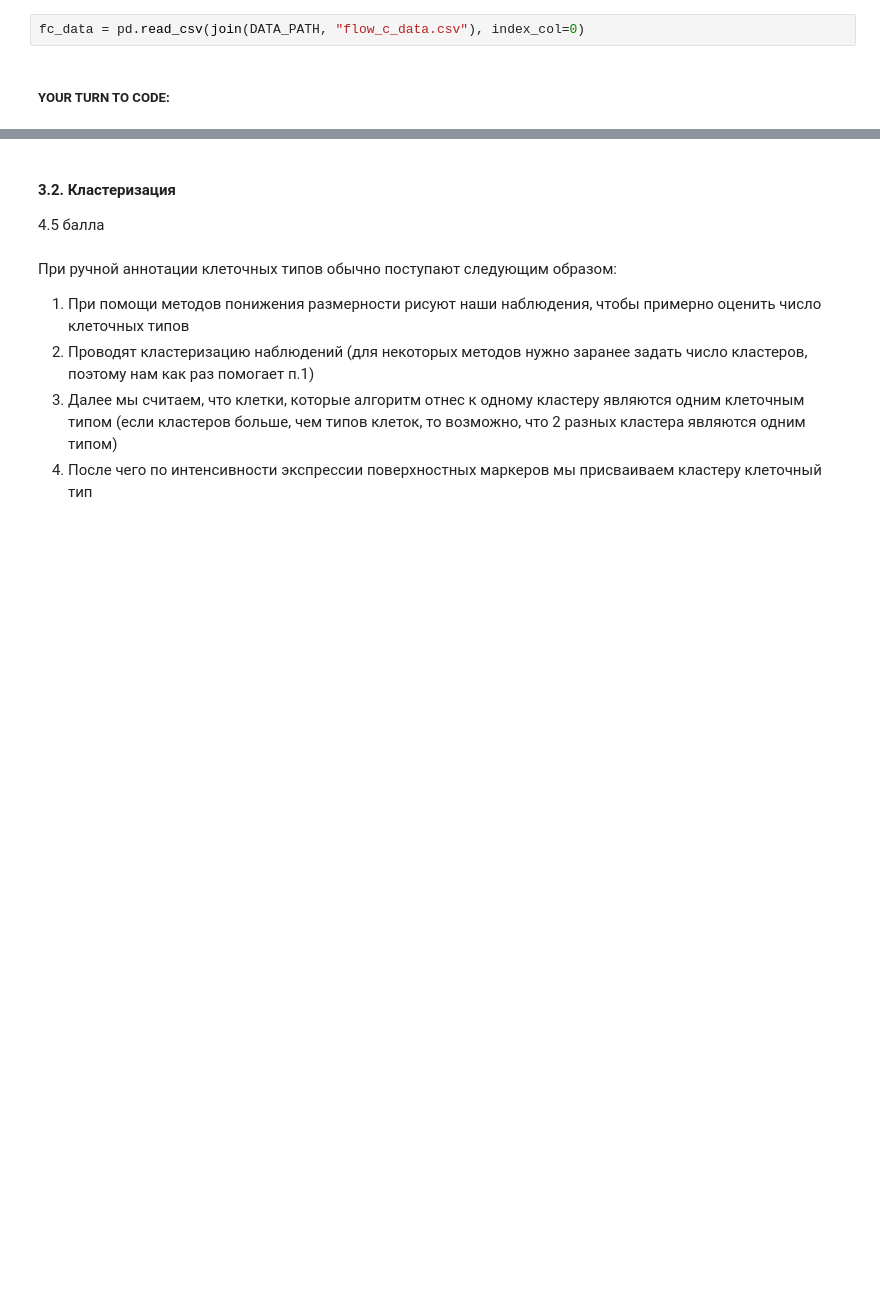
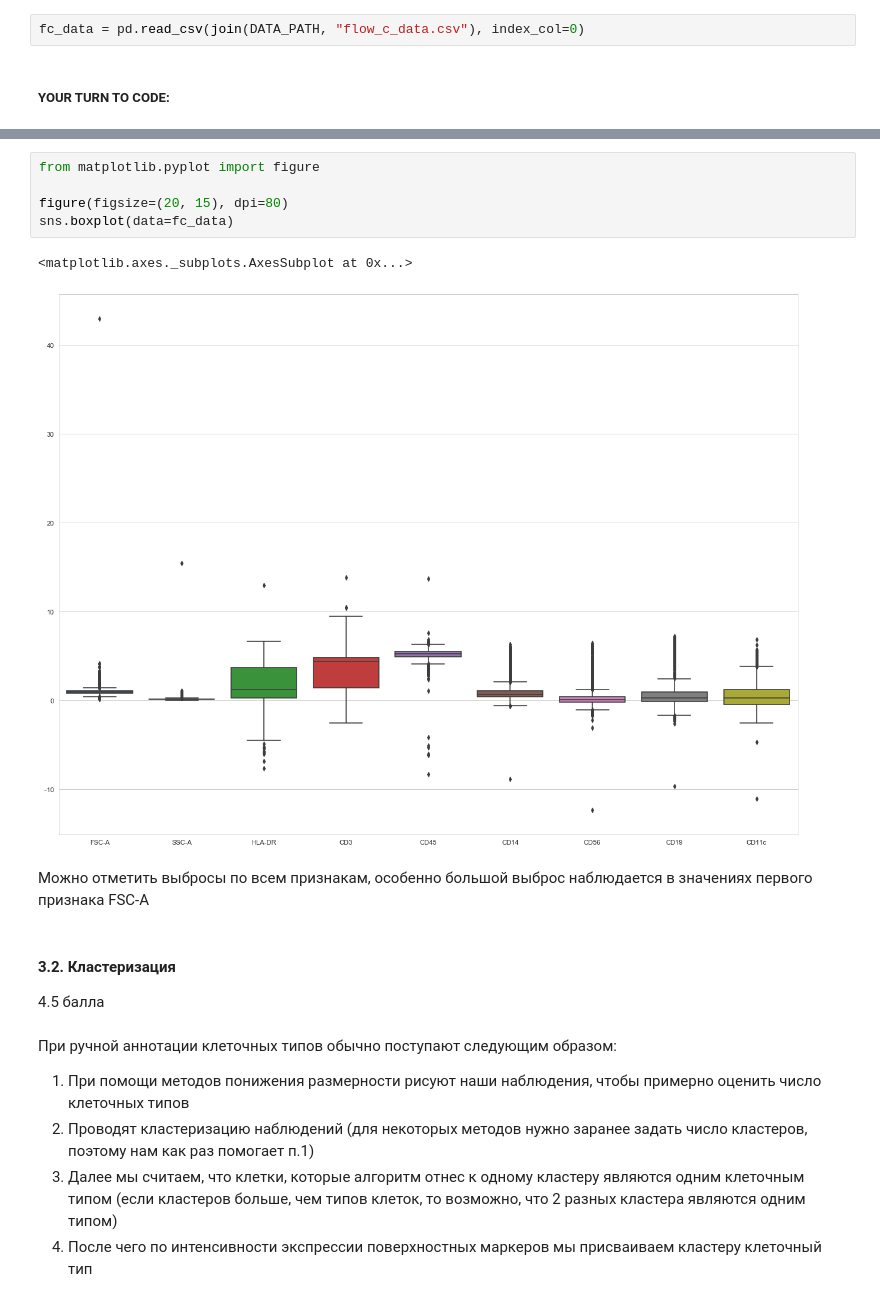
Before and after one commit to danon6868/BI-ml-course, a Jupyter notebook: lesson_3_clustering/homework/Cluster_tSNE.ipynb, the cells around one changed output, grey strips where cells are left out. Saved outputs shown, nothing was run; the diff lists cells and outputs as text; blank space fills up the shorter version.

```diff
--- a/lesson_3_clustering/homework/Cluster_tSNE.ipynb
+++ b/lesson_3_clustering/homework/Cluster_tSNE.ipynb
@@ -247,3 +427,13 @@ fc_data = pd.read_csv(join(DATA_PATH, "flow_c_data.csv"), index_col=0)
+# %%
+from matplotlib.pyplot import figure
+
+figure(figsize=(20, 15), dpi=80)
+sns.boxplot(data=fc_data)
+# %% [output]
+<matplotlib.axes._subplots.AxesSubplot at 0x...>
+[figure, added]
+# %% [markdown]
+Можно отметить выбросы по всем признакам, особенно большой выброс наблюдается в значениях первого признака FSC-A
 # %% [markdown]
 #### 3.2. Кластеризация
 
```
Also changed, not shown: parts of 48 cells of this notebook, 2 other files.
